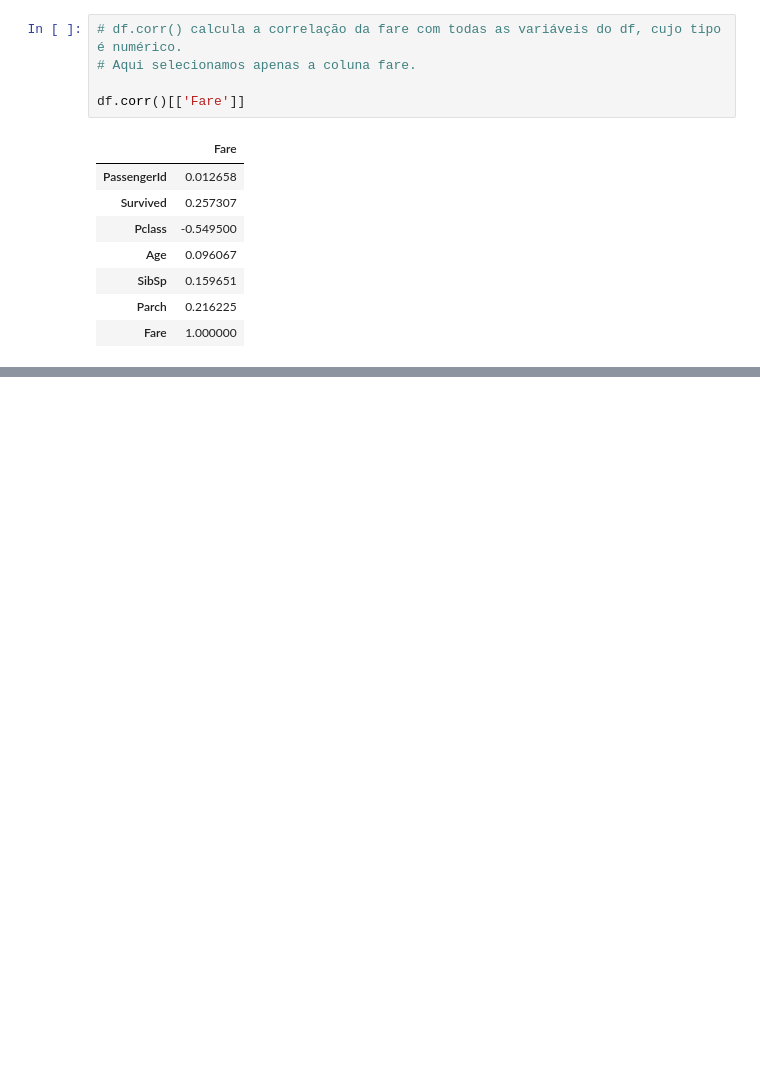
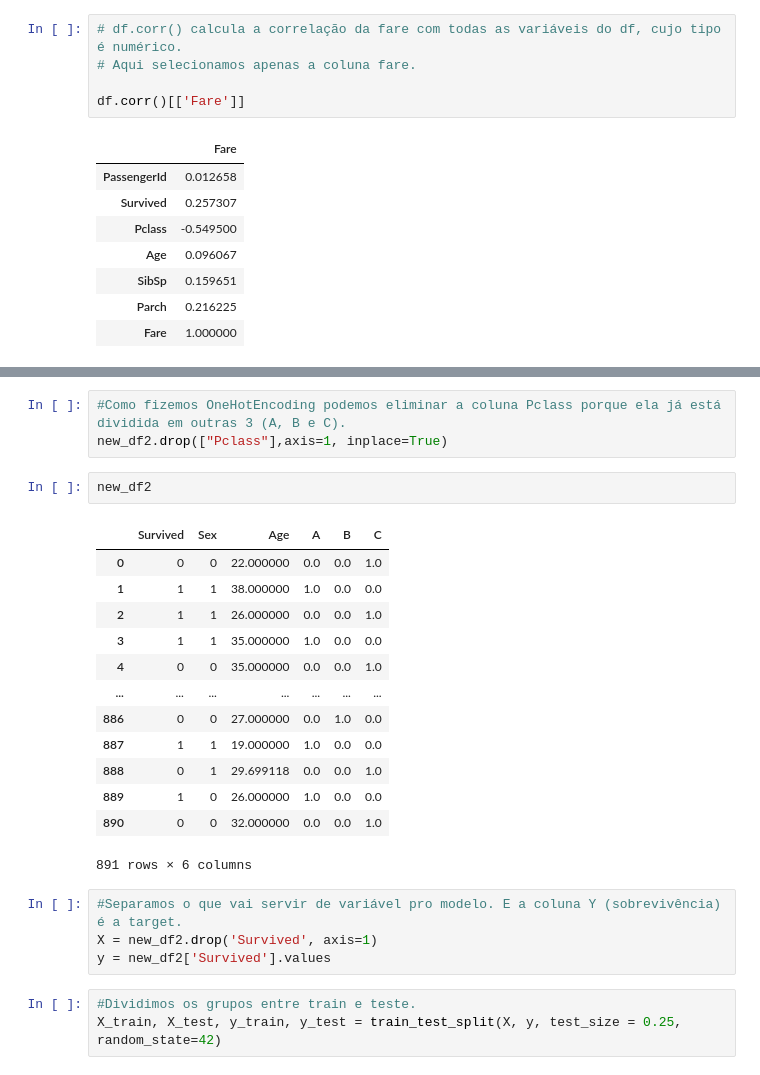
Before and after one commit to J-Ternes/Calculator-in-Python-Simple-, a Jupyter notebook: Projeto_Final.ipynb, the cells around one changed output, grey strips where cells are left out. Drawn from its saved outputs; the diff is of its cells as text; blank space fills up the shorter version.

```diff
--- a/Projeto_Final.ipynb
+++ b/Projeto_Final.ipynb
@@ -304,0 +404,26 @@ Como mostrado a cima, a probabilidade de sobrevicência está muito relacionado
+# %%
+#Como fizemos OneHotEncoding podemos eliminar a coluna Pclass porque ela já está dividida em outras 3 (A, B e C).
+new_df2.drop(["Pclass"],axis=1, inplace=True)
+# %%
+new_df2
+# %% [output]
+|  | Survived | Sex | Age | A | B | C |
+| 0 | 0 | 0 | 22.000000 | 0.0 | 0.0 | 1.0 |
+| 1 | 1 | 1 | 38.000000 | 1.0 | 0.0 | 0.0 |
+| 2 | 1 | 1 | 26.000000 | 0.0 | 0.0 | 1.0 |
+| 3 | 1 | 1 | 35.000000 | 1.0 | 0.0 | 0.0 |
+| 4 | 0 | 0 | 35.000000 | 0.0 | 0.0 | 1.0 |
+| ... | ... | ... | ... | ... | ... | ... |
+| 886 | 0 | 0 | 27.000000 | 0.0 | 1.0 | 0.0 |
+| 887 | 1 | 1 | 19.000000 | 1.0 | 0.0 | 0.0 |
+| 888 | 0 | 1 | 29.699118 | 0.0 | 0.0 | 1.0 |
+| 889 | 1 | 0 | 26.000000 | 1.0 | 0.0 | 0.0 |
+| 890 | 0 | 0 | 32.000000 | 0.0 | 0.0 | 1.0 |
+891 rows × 6 columns
+# %%
+#Separamos o que vai servir de variável pro modelo. E a coluna Y (sobrevivência) é a target.
+X = new_df2.drop('Survived', axis=1)
+y = new_df2['Survived'].values
+# %%
+#Dividimos os grupos entre train e teste.
+X_train, X_test, y_train, y_test = train_test_split(X, y, test_size = 0.25, random_state=42)
```
Also changed, not shown: parts of 38 cells of this notebook.
